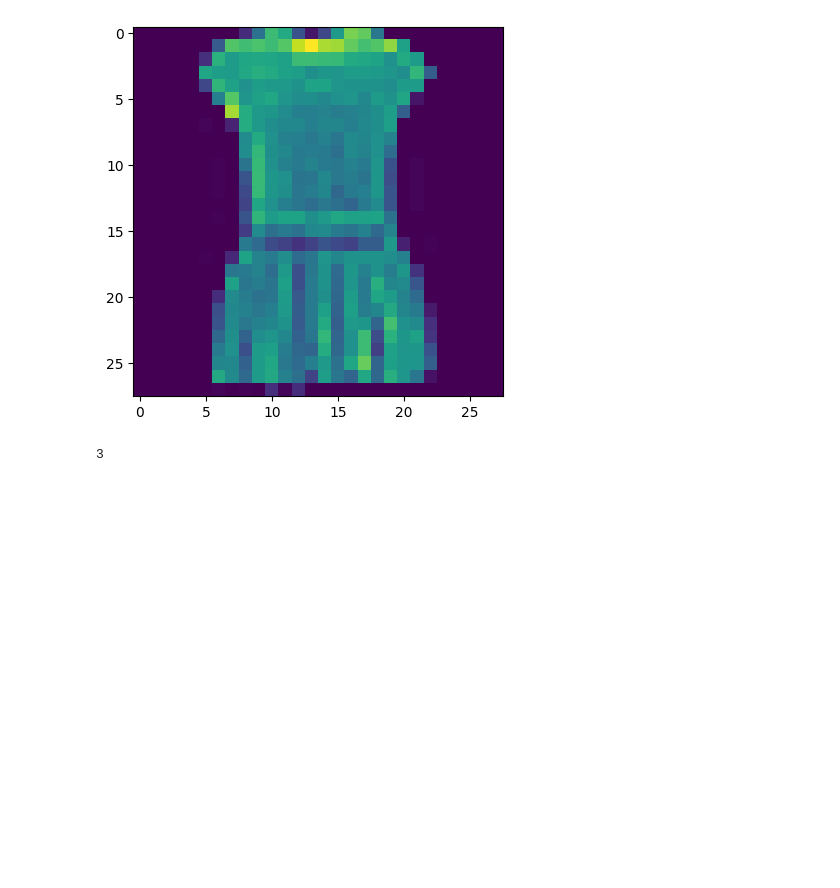
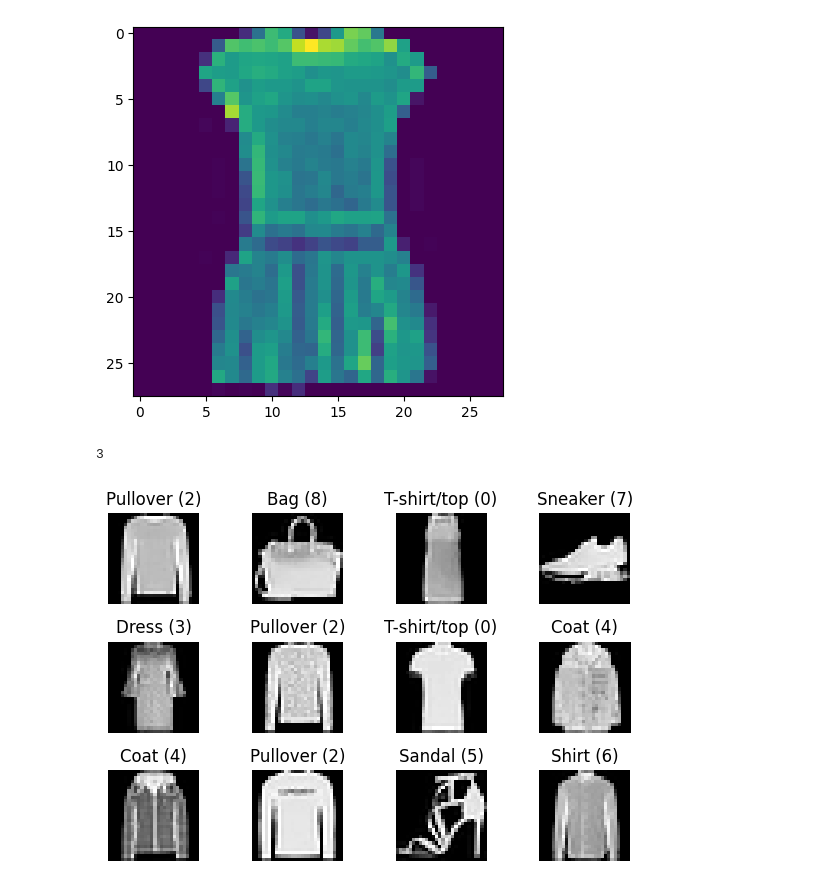
Before and after one commit to AnubhavMittra/tensorflow-simple-projects, a Jupyter notebook: classification/fashion_mnist_classification.ipynb, the cells around one changed output. Saved outputs shown, nothing was run; the diff lists cells and outputs as text; code cells hidden in the pictures; blank space fills up the shorter version.

Commit message:
Added more visualization

```diff
--- a/classification/fashion_mnist_classification.ipynb
+++ b/classification/fashion_mnist_classification.ipynb
@@ -57,3 +57,38 @@ plt.imshow(x_train[3])
 y_train[3]
 # %% [output]
 3
+# %%
+num_rows = 3
+num_cols = 4
+num_images = num_rows * num_cols
+
+labels = {
+  0: "T-shirt/top",
+  1: "Trouser",
+  2: "Pullover",
+  3: "Dress",
+  4: "Coat",
+  5: "Sandal",
+  6: "Shirt",
+  7: "Sneaker",
+  8: "Bag",
+  9: "Ankle boot"
+}
+
+# Create the grid view of images with labels
+fig, axes = plt.subplots(num_rows, num_cols, figsize=(6, 4))
+
+for i, ax in enumerate(axes.flat):
+    # Generate a random image
+    random_index = random.randint(1, x_train.shape[0])
+    image = x_train[random_index]
+
+    # Display the image and label
+    ax.imshow(image, cmap='gray')
+    ax.set_title(labels[y_train[random_index]]+" ("+str(y_train[random_index])+")")
+    ax.axis('off')
+
+plt.tight_layout()
+plt.show()
+# %% [output]
+[figure, added]
```
Also changed, not shown: parts of 1 cell of this notebook.
